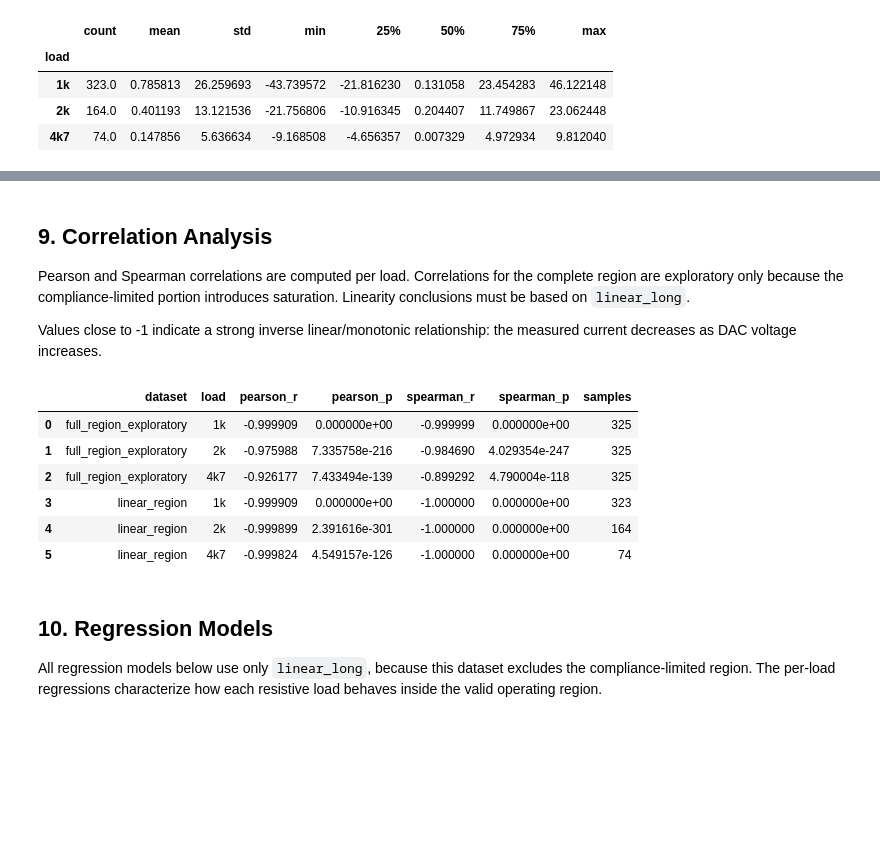
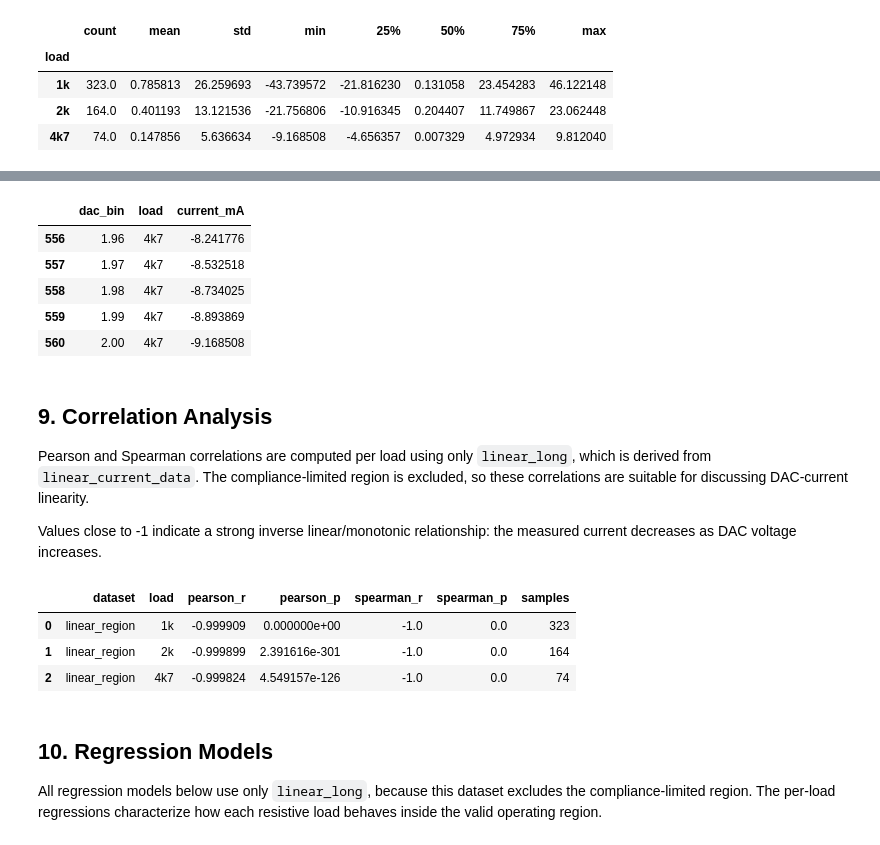
Before and after one commit to import-tiago/FEI, a Jupyter notebook: MSc/PEL309/Analysis/PEL309.ipynb, the cells around one changed output, grey strips where cells are left out. Saved outputs shown, nothing was run; the diff lists cells and outputs as text; code cells hidden in the pictures; blank space fills up the shorter version.

```diff
--- a/MSc/PEL309/Analysis/PEL309.ipynb
+++ b/MSc/PEL309/Analysis/PEL309.ipynb
@@ -431,50 +417,49 @@ processed_long.head(), linear_long.head()
+# %%
+linear_long.tail()
+# %% [output]
+|  | dac_bin | load | current_mA |
+| 556 | 1.96 | 4k7 | -8.241776 |
+| 557 | 1.97 | 4k7 | -8.532518 |
+| 558 | 1.98 | 4k7 | -8.734025 |
+| 559 | 1.99 | 4k7 | -8.893869 |
+| 560 | 2.00 | 4k7 | -9.168508 |
 # %% [markdown]
 ## 9. Correlation Analysis
 
-Pearson and Spearman correlations are computed per load. Correlations for the complete region are exploratory only because the compliance-limited portion introduces saturation. Linearity conclusions must be based on `linear_long`.
+Pearson and Spearman correlations are computed per load using only `linear_long`, which is derived from `linear_current_data`. The compliance-limited region is excluded, so these correlations are suitable for discussing DAC-current linearity.
 
 Values close to -1 indicate a strong inverse linear/monotonic relationship: the measured current decreases as DAC voltage increases.
 # %%
 def compute_correlation_summary(df, dataset_name):
     rows = []
 
     for load, group in df.groupby("load"):
         x = group["dac_bin"]
         y = group["current_mA"]
 
         pearson_r, pearson_p = pearsonr(x, y)
         spearman_r, spearman_p = spearmanr(x, y)
 
         rows.append({
             "dataset": dataset_name,
             "load": load,
             "pearson_r": pearson_r,
             "pearson_p": pearson_p,
             "spearman_r": spearman_r,
             "spearman_p": spearman_p,
             "samples": len(group),
         })
 
     return pd.DataFrame(rows)
 
 
-correlation_summary = pd.concat(
-    [
-        compute_correlation_summary(processed_long, "full_region_exploratory"),
-        compute_correlation_summary(linear_long, "linear_region"),
-    ],
-    ignore_index=True,
-)
-
+correlation_summary = compute_correlation_summary(linear_long, "linear_region")
 correlation_summary
 # %% [output]
 |  | dataset | load | pearson_r | pearson_p | spearman_r | spearman_p | samples |
-| 0 | full_region_exploratory | 1k | -0.999909 | 0.000000e+00 | -0.999999 | 0.000000e+00 | 325 |
-| 1 | full_region_exploratory | 2k | -0.975988 | 7.335758e-216 | -0.984690 | 4.029354e-247 | 325 |
-| 2 | full_region_exploratory | 4k7 | -0.926177 | 7.433494e-139 | -0.899292 | 4.790004e-118 | 325 |
-| 3 | linear_region | 1k | -0.999909 | 0.000000e+00 | -1.000000 | 0.000000e+00 | 323 |
-| 4 | linear_region | 2k | -0.999899 | 2.391616e-301 | -1.000000 | 0.000000e+00 | 164 |
-| 5 | linear_region | 4k7 | -0.999824 | 4.549157e-126 | -1.000000 | 0.000000e+00 | 74 |
+| 0 | linear_region | 1k | -0.999909 | 0.000000e+00 | -1.0 | 0.0 | 323 |
+| 1 | linear_region | 2k | -0.999899 | 2.391616e-301 | -1.0 | 0.0 | 164 |
+| 2 | linear_region | 4k7 | -0.999824 | 4.549157e-126 | -1.0 | 0.0 | 74 |
 # %% [markdown]
 ## 10. Regression Models
 
```
Also changed, not shown: parts of 19 cells of this notebook.
